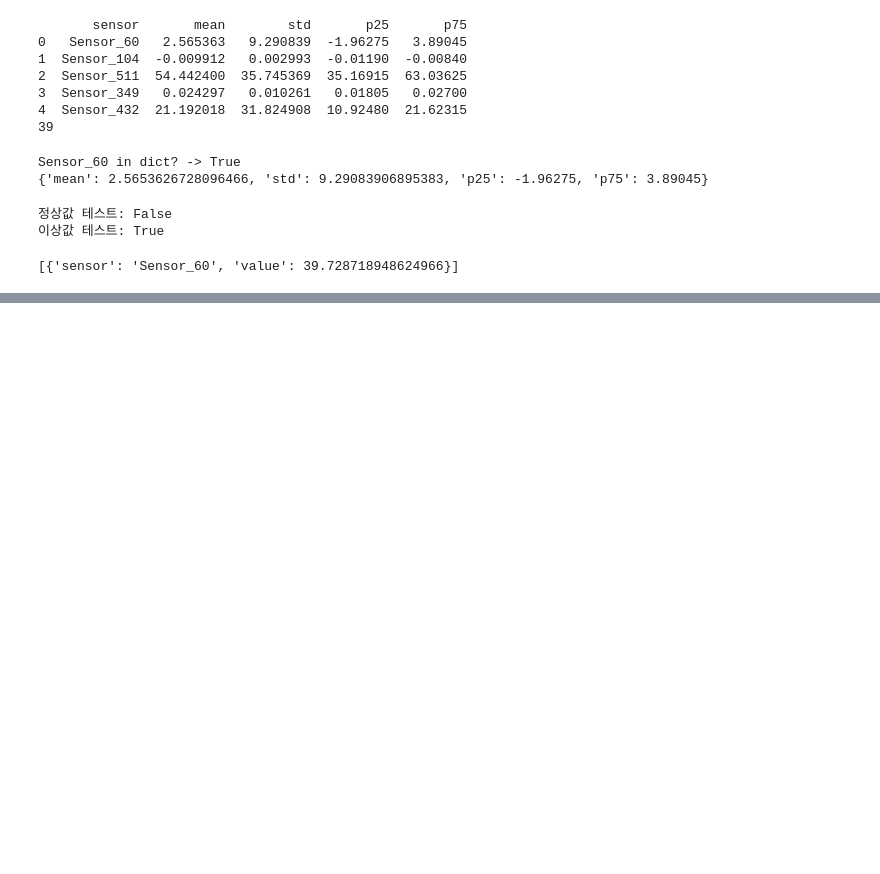
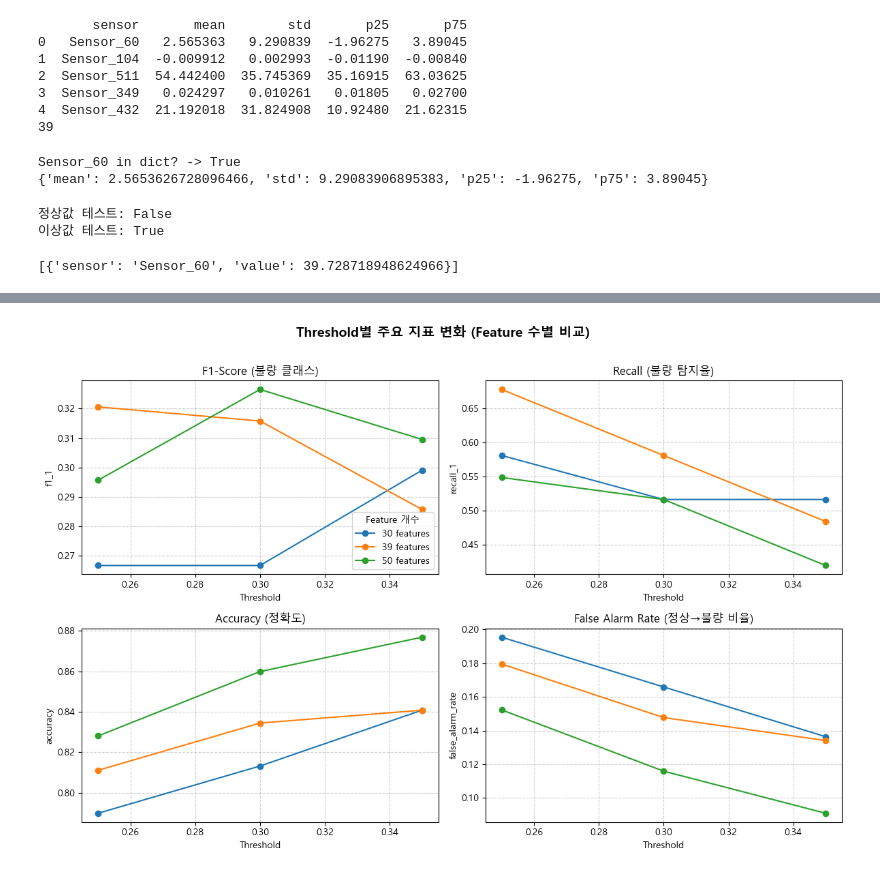
Before and after one commit to nuyos/azure-semicon-anomaly-project, a Jupyter notebook: test2.ipynb, the cells around one changed output, grey strips where cells are left out. Drawn from its saved outputs; the diff is of its cells as text; code cells hidden in the pictures; blank space fills up the shorter version.

```diff
--- a/test2.ipynb
+++ b/test2.ipynb
@@ -675,0 +785,30 @@ print(root_causes)
+# %%
+import matplotlib.pyplot as plt
+
+metrics = ["f1_1", "recall_1", "accuracy", "false_alarm_rate"]
+titles = [
+    "F1-Score (불량 클래스)",
+    "Recall (불량 탐지율)",
+    "Accuracy (정확도)",
+    "False Alarm Rate (정상→불량 비율)"
+]
+
+plt.figure(figsize=(12, 8))
+
+for i, (metric, title) in enumerate(zip(metrics, titles), 1):
+    plt.subplot(2, 2, i)
+    for k in df_res['features'].unique():
+        subset = df_res[df_res['features'] == k]
+        plt.plot(subset['threshold'], subset[metric], marker='o', label=f'{k} features')
+    plt.title(title)
+    plt.xlabel('Threshold')
+    plt.ylabel(metric)
+    plt.grid(True, linestyle='--', alpha=0.6)
+    if i == 1:
+        plt.legend(title='Feature 개수')
+
+plt.suptitle('Threshold별 주요 지표 변화 (Feature 수별 비교)', fontsize=14, fontweight='bold')
+plt.tight_layout(rect=[0, 0, 1, 0.97])
+plt.show()
+# %% [output]
+[figure, added]
```
Also changed, not shown: parts of 16 cells of this notebook.
